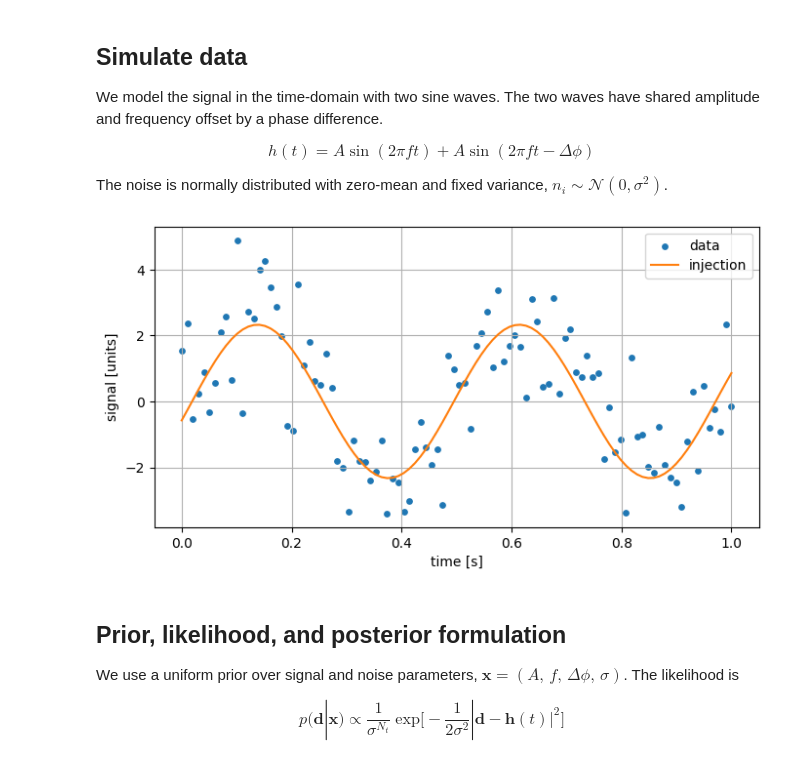
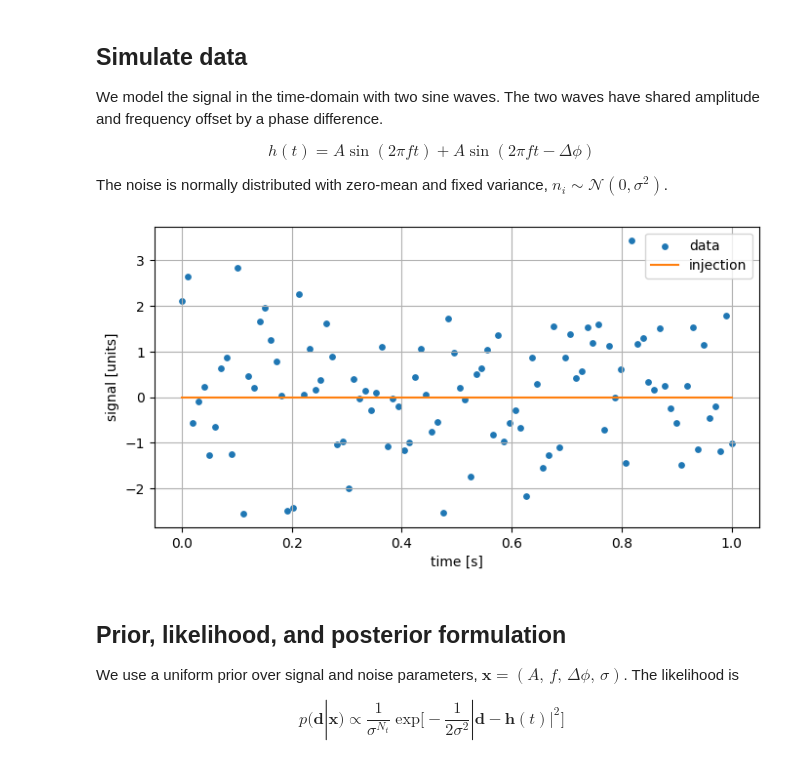
Before and after one commit to aiden-g12321/miscMCMC, a Jupyter notebook: examples/two_waves.ipynb, the cells around one changed output. Drawn from its saved outputs; the diff is of its cells as text; code cells hidden in the pictures.

```diff
--- a/examples/two_waves.ipynb
+++ b/examples/two_waves.ipynb
@@ -43,35 +43,35 @@ times = jnp.linspace(0., 1., Nt)
 # define two-wave model
 def model(amp, freq, phase_offset):
     wave_one = amp * jnp.sin(2. * jnp.pi * freq * times)
     wave_two = amp * jnp.sin(2. * jnp.pi * freq * times - phase_offset)
     return wave_one + wave_two
 fast_model = jit(model)
 vectorized_model = jit(vmap(fast_model))
 
 # injected parameters
 amp_inj = 1.2
 freq_inj = 2.1
-phase_offset_inj = np.pi / 6.3
+phase_offset_inj = np.pi
 sigma_inj = 1.3
 x_inj = jnp.array([amp_inj, freq_inj, phase_offset_inj, sigma_inj])
 ndim = x_inj.shape[0]
 
 # simulate signal and noise
 signal_inj = fast_model(amp_inj, freq_inj, phase_offset_inj)
 noise = jr.normal(jr.key(0), (Nt,)) * sigma_inj
 data = signal_inj + noise
 
 # plot time-domain data and signal
 plt.figure(figsize=(8, 4))
 plt.scatter(times, data, color='C0', s=15, label='data')
 plt.plot(times, signal_inj, color='C1', label='injection')
 plt.xlabel('time [s]')
 plt.ylabel('signal [units]')
 plt.grid()
 plt.legend()
 plt.show()
 # %% [output]
-[figure, old version]
+[figure, new version]
 # %% [markdown]
 ## Prior, likelihood, and posterior formulation
 
```
Also changed, not shown: parts of 12 cells of this notebook.
